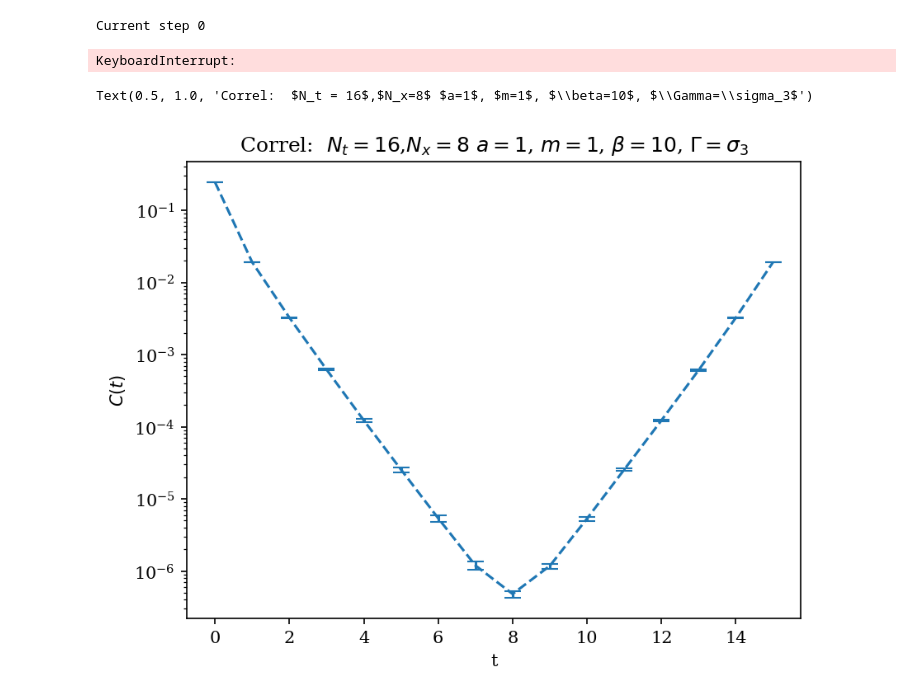
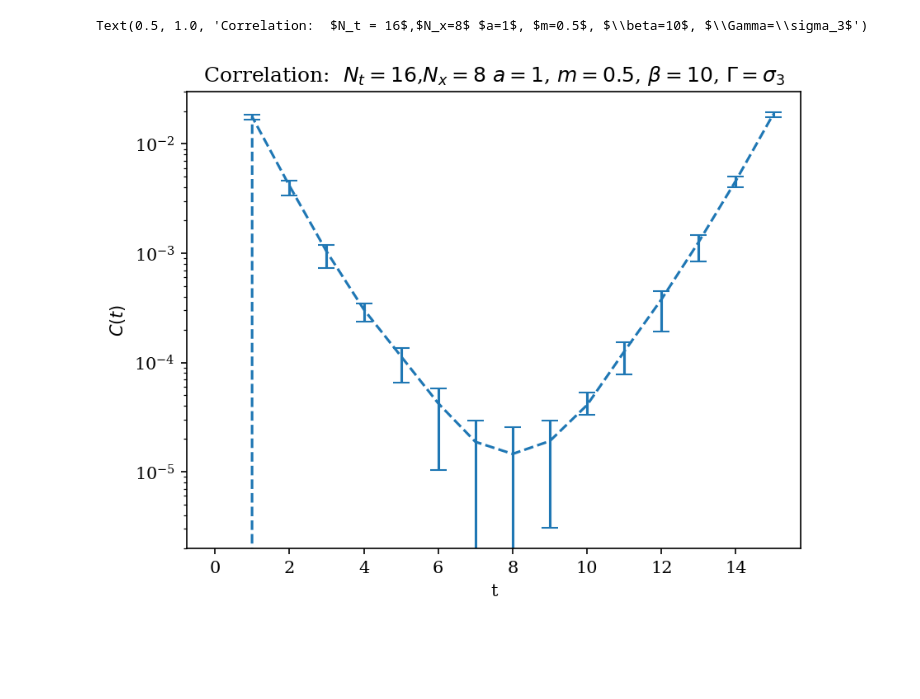
Before and after one commit to wurdahl/schwingerModel, a Jupyter notebook: schwingerModelHMC.ipynb, the cells around one changed output. Drawn from its saved outputs; the diff is of its cells as text; code cells hidden in the pictures; blank space fills up the shorter version.

```diff
--- a/schwingerModelHMC.ipynb
+++ b/schwingerModelHMC.ipynb
@@ -14,12 +14,9 @@ from scipy.optimize import curve_fit
 # %%
 import schwingerModel as sim
 # %%
-m = 1
+m = .5
 a = 1
-dimx = 8
+dimx = 16
 dimt = 16
 beta = 10
-temp = sim.schwingerModel(metroSteps=1000,beta=beta,dimx=dimx,dimt=dimt,aSpacing=a,fMass=m)
+temp = sim.schwingerModel(metroSteps=5000,beta=beta,dimx=dimx,dimt=dimt,aSpacing=a,fMass=m)
-# %% [output]
-Current step 0
-KeyboardInterrupt:
@@ -26,17 +26,17 @@ KeyboardInterrupt:
 # %%
-gamma = np.array([[1j,0],[0,-1j]])
-effectiveMass = temp.effectiveMassStats(burnIn=100,autocorrSkip=100,Gamma=gamma,includeDisc=False)
-correl = temp.correlStats(burnIn=100,autocorrSkip=100,Gamma=gamma,includeDisc=False)
+gamma = np.array([[1,0],[0,1]])
+effectiveMass = sim.analysis.effectiveMassStats(temp, burnIn=20,autocorrSkip=50,Gamma=gamma,includeDisc=False)
+correl = sim.analysis.correlStats(temp, burnIn=20,autocorrSkip=50,Gamma=gamma,includeDisc=False)
 # %%
 plt.figure(dpi=150)
 plt.errorbar(x=np.arange(len(correl[0])),y=correl[0],yerr=correl[1].T,ls="--",capsize=5)
 plt.semilogy()
 plt.xlabel("t")
 plt.ylabel(r"$C(t)$")
-plt.title(rf"Correl:  $N_t = {dimt}$,$N_x={dimx}$ $a={a}$, $m={m}$, $\beta={beta}$, $\Gamma=\sigma_3$")
+plt.title(rf"Correlation:  $N_t = {dimt}$,$N_x={dimx}$ $a={a}$, $m={m}$, $\beta={beta}$, $\Gamma=\sigma_3$")
 # %% [output]
-Text(0.5, 1.0, 'Correl:  $N_t = 16$,$N_x=8$ $a=1$, $m=1$, $\\beta=10$, $\\Gamma=\\sigma_3$')
+Text(0.5, 1.0, 'Correlation:  $N_t = 16$,$N_x=8$ $a=1$, $m=0.5$, $\\beta=10$, $\\Gamma=\\sigma_3$')
-[figure, old version]
+[figure, new version]
 # %%
 plt.figure(dpi=150)
 plt.errorbar(x=np.arange(len(effectiveMass[0])),y=effectiveMass[0],yerr=effectiveMass[1].T,ls="--",capsize=5)
```
Also changed, not shown: parts of 2 cells of this notebook, 3 other files.
